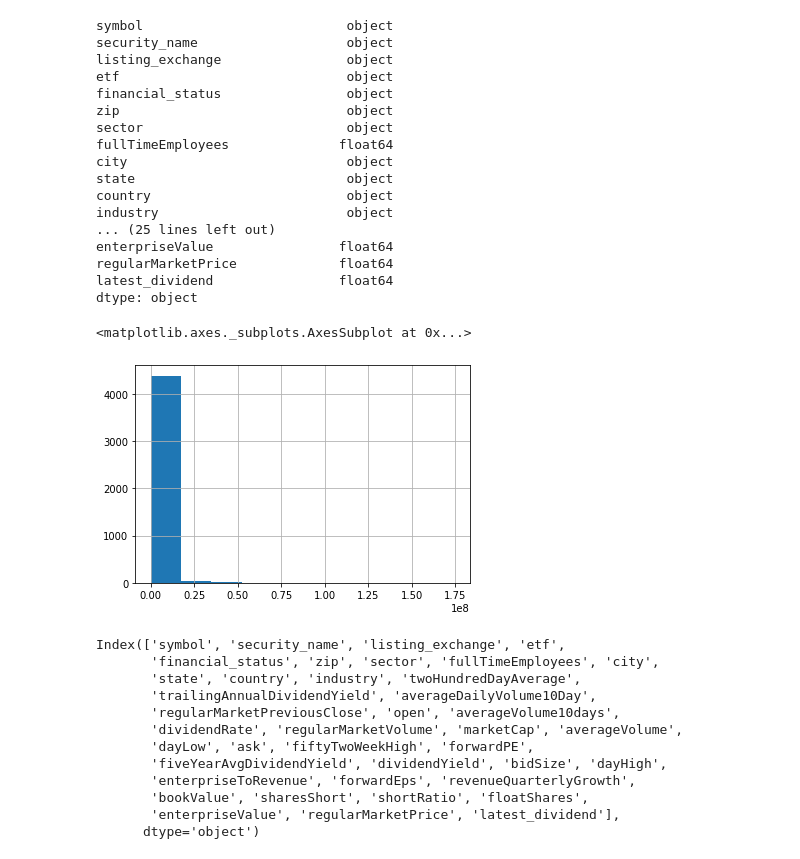
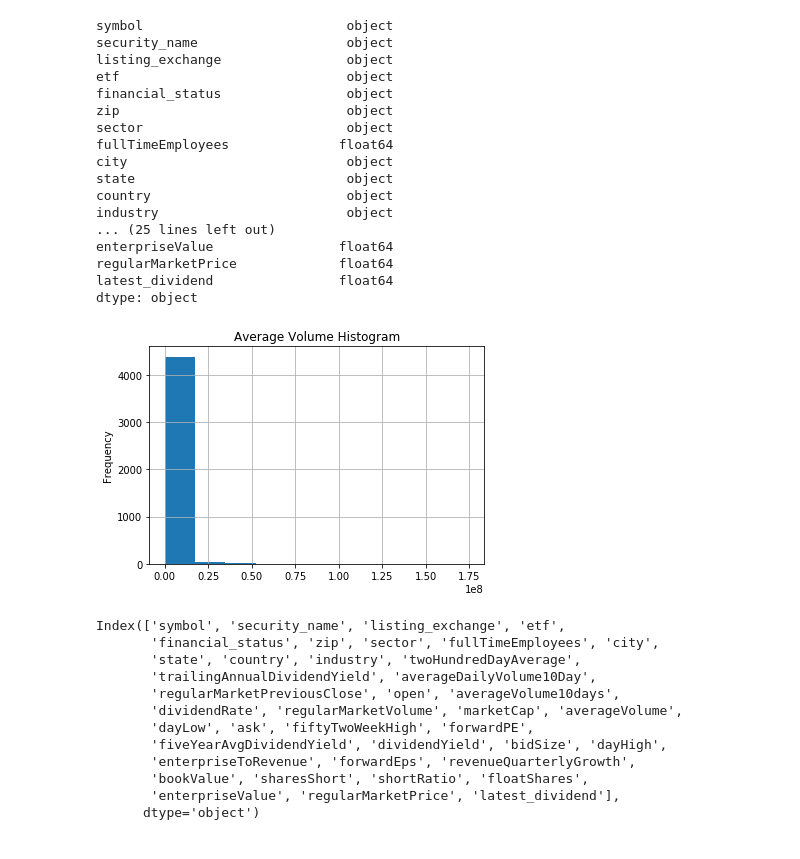
Before and after one commit to ipatel467/Stock-Market-Analysis, a Jupyter notebook: Stocks.ipynb, the cells around one changed output. Saved outputs shown, nothing was run; the diff lists cells and outputs as text; code cells hidden in the pictures.

```diff
--- a/Stocks.ipynb
+++ b/Stocks.ipynb
@@ -82,11 +85,12 @@ enterpriseValue                float64
 regularMarketPrice             float64
 latest_dividend                float64
 dtype: object
-# %%
-full_fin_stocks_df.averageVolume.hist()
-# %% [output]
-<matplotlib.axes._subplots.AxesSubplot at 0x...>
-[figure, removed]
+# %%
+full_fin_stocks_df.averageVolume.hist();
+plt.title('Average Volume Histogram');
+plt.ylabel('Frequency');
+# %% [output]
+[figure, added]
 # %%
 # get a list of all the columns in the data set
 full_fin_stocks_df.columns
```
Also changed, not shown: parts of 14 cells of this notebook.
